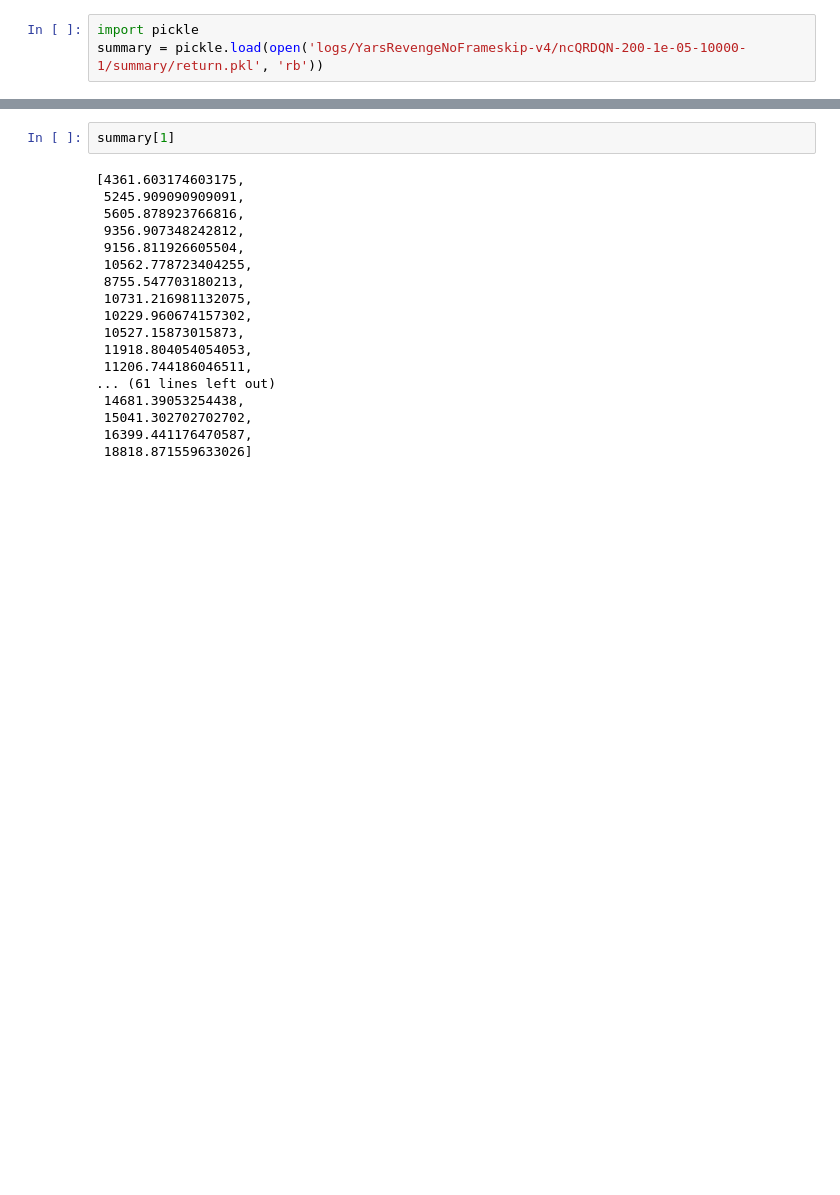
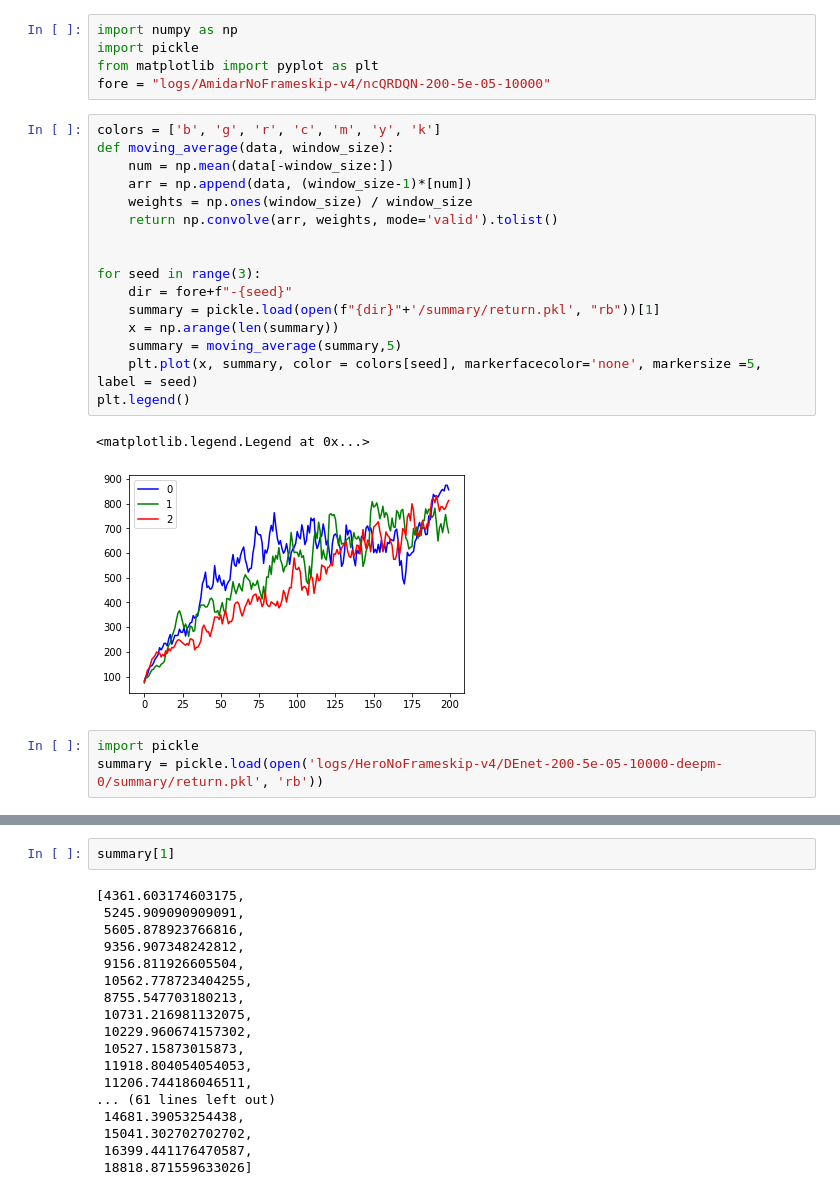
Before and after one commit to RunpengDai/Deep-Distributional-Learning-with-Non-crossing-Quantile-Network, a Jupyter notebook: Untitled.ipynb, the cells around one changed output, grey strips where cells are left out. Cells and saved outputs as stored; diff of their text form; blank space fills up the shorter version.

```diff
--- a/Untitled.ipynb
+++ b/Untitled.ipynb
@@ -1,6 +1,30 @@
+# %%
+import numpy as np
+import pickle
+from matplotlib import pyplot as plt
+fore = "logs/AmidarNoFrameskip-v4/ncQRDQN-200-5e-05-10000"
+# %%
+colors = ['b', 'g', 'r', 'c', 'm', 'y', 'k']
+def moving_average(data, window_size):
+    num = np.mean(data[-window_size:])
+    arr = np.append(data, (window_size-1)*[num])
+    weights = np.ones(window_size) / window_size
+    return np.convolve(arr, weights, mode='valid').tolist()
+
+
+for seed in range(3):
+    dir = fore+f"-{seed}"
+    summary = pickle.load(open(f"{dir}"+'/summary/return.pkl', "rb"))[1]
+    x = np.arange(len(summary))
+    summary = moving_average(summary,5)
+    plt.plot(x, summary, color = colors[seed], markerfacecolor='none', markersize =5, label = seed)
+plt.legend()
+# %% [output]
+<matplotlib.legend.Legend at 0x...>
+[figure, added]
 # %%
 import pickle
-summary = pickle.load(open('logs/YarsRevengeNoFrameskip-v4/ncQRDQN-200-1e-05-10000-1/summary/return.pkl', 'rb'))
+summary = pickle.load(open('logs/HeroNoFrameskip-v4/DEnet-200-5e-05-10000-deepm-0/summary/return.pkl', 'rb'))
 # %%
 len(summary[1]),len(summary[0])
 # %% [output]
```
Also changed, not shown: parts of 1 cell of this notebook, 11 other files.
